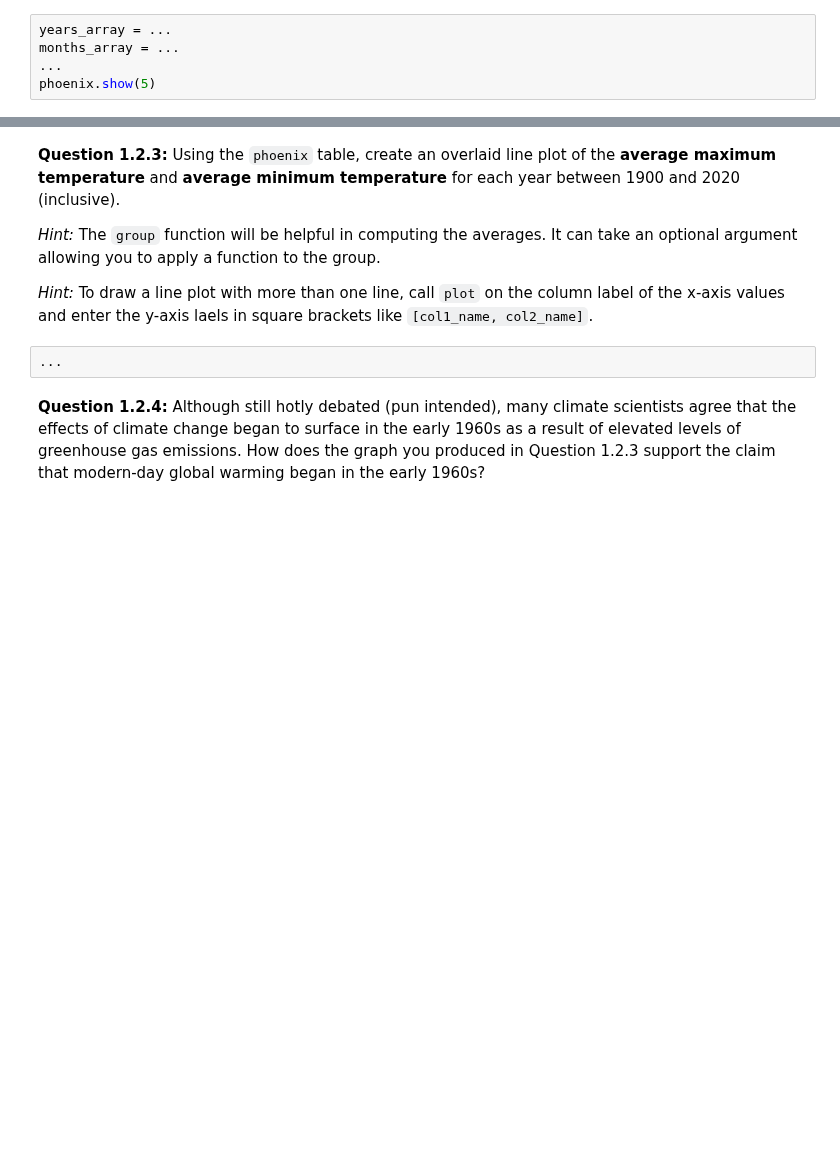
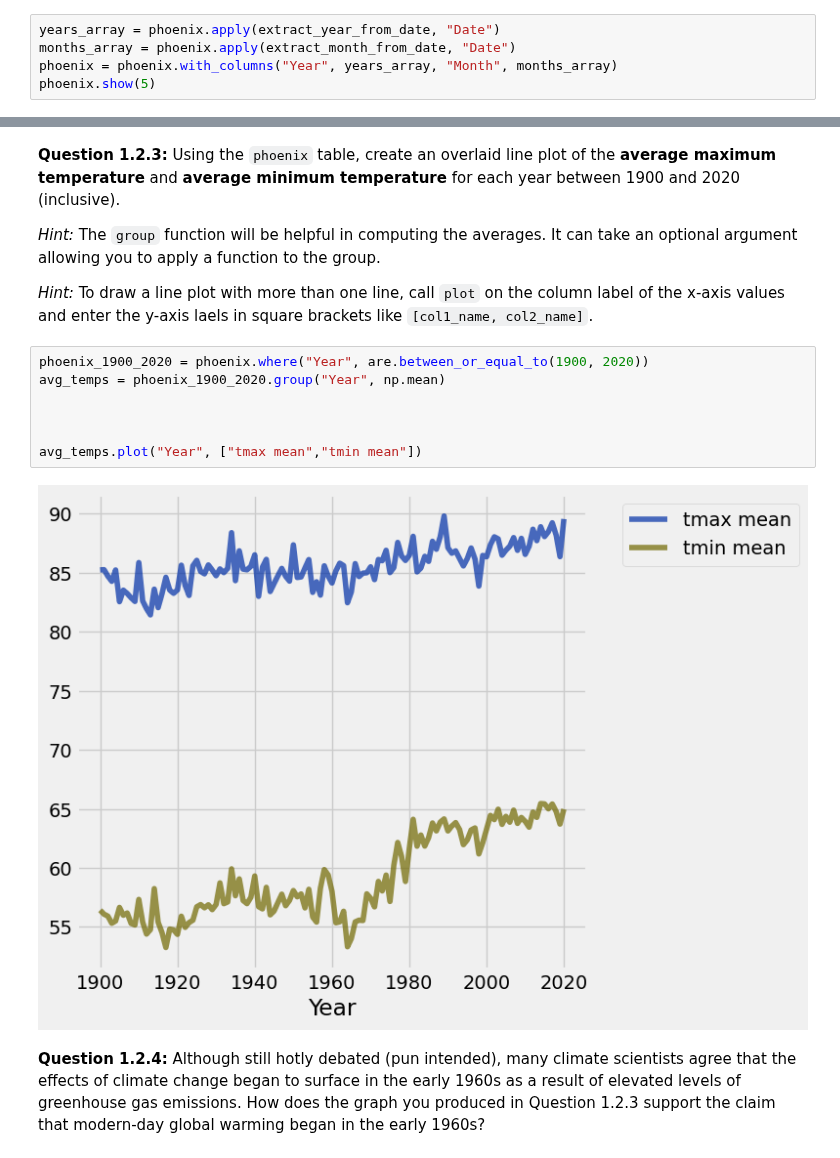
Before and after one commit to bwinterstein/Intro-Data, a Jupyter notebook: Project/project2.ipynb, the cells around one changed output, grey strips where cells are left out. Drawn from its saved outputs; the diff is of its cells as text; blank space fills up the shorter version.

```diff
--- a/Project/project2.ipynb
+++ b/Project/project2.ipynb
@@ -199,7 +232,7 @@ print('2022-04-01 has year', extract_year_from_date('2022-04-01'),
 
 *Hint*: Use the `apply` function together with the functions in the cell above.
 # %%
-years_array = ...
-months_array = ...
-...
+years_array = phoenix.apply(extract_year_from_date, "Date")
+months_array = phoenix.apply(extract_month_from_date, "Date")
+phoenix = phoenix.with_columns("Year", years_array, "Month", months_array)
 phoenix.show(5)
@@ -214,7 +257,14 @@ grader.check("q1_2_2")
 
 *Hint:* To draw a line plot with more than one line, call `plot` on the column label of the x-axis values and enter the y-axis laels in square brackets like `[col1_name, col2_name]`.
 # %%
-...
+phoenix_1900_2020 = phoenix.where("Year", are.between_or_equal_to(1900, 2020))
+avg_temps = phoenix_1900_2020.group("Year", np.mean)
+
+
+
+avg_temps.plot("Year", ["tmax mean","tmin mean"])
+# %% [output]
+[figure, added]
 # %% [markdown]
 <!-- END QUESTION -->
 
```
Also changed, not shown: parts of 12 cells of this notebook, 1 other file.
